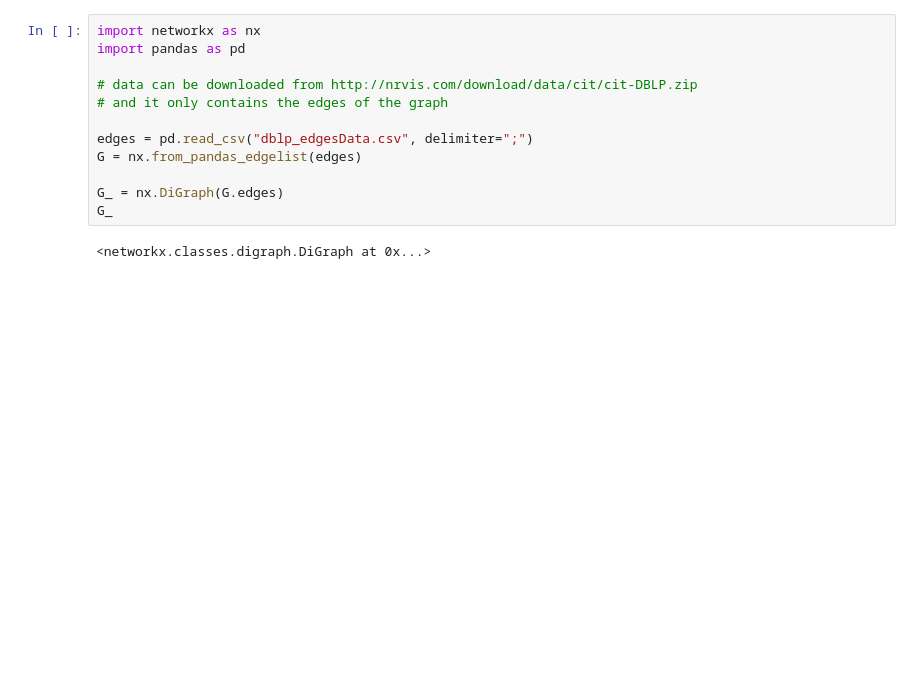
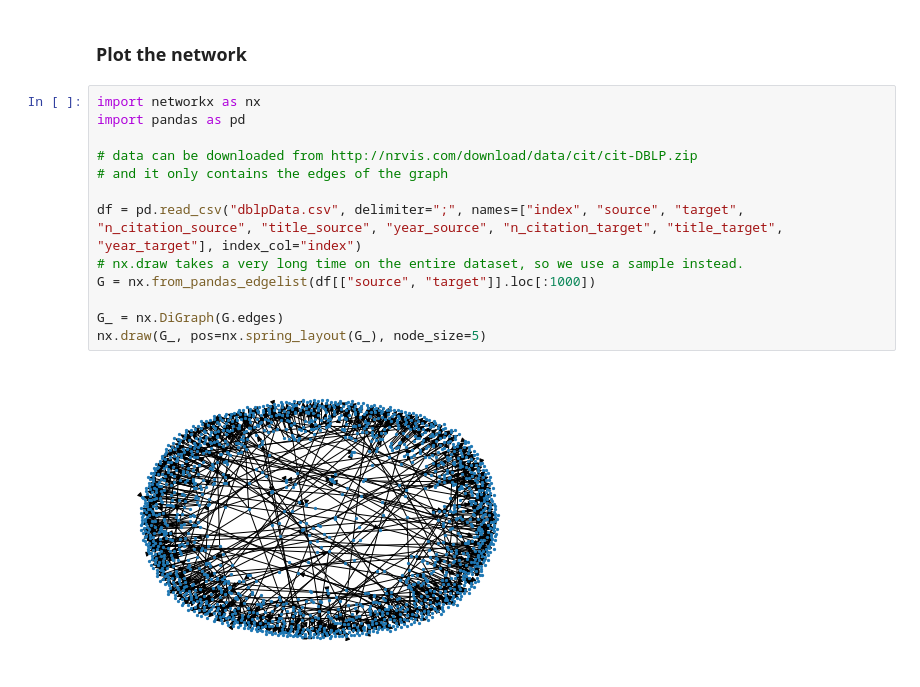
Before and after one commit to vis-au/prosample, a Jupyter notebook: server/pipeline/linearizations/input_files/dblp_tests.ipynb, the cells around one changed output. Drawn from its saved outputs; the diff is of its cells as text; blank space fills up the shorter version.

Commit message:
update dblp notebook for bigger dataset

```diff
--- a/server/pipeline/linearizations/input_files/dblp_tests.ipynb
+++ b/server/pipeline/linearizations/input_files/dblp_tests.ipynb
@@ -1,14 +61,17 @@
+# %% [markdown]
+### Plot the network
 # %%
 import networkx as nx
 import pandas as pd
 
 # data can be downloaded from http://nrvis.com/download/data/cit/cit-DBLP.zip
 # and it only contains the edges of the graph
 
-edges = pd.read_csv("dblp_edgesData.csv", delimiter=";")
-G = nx.from_pandas_edgelist(edges)
+df = pd.read_csv("dblpData.csv", delimiter=";", names=["index", "source", "target", "n_citation_source", "title_source", "year_source", "n_citation_target", "title_target", "year_target"], index_col="index")
+# nx.draw takes a very long time on the entire dataset, so we use a sample instead.
+G = nx.from_pandas_edgelist(df[["source", "target"]].loc[:1000])
 
 G_ = nx.DiGraph(G.edges)
-G_
+nx.draw(G_, pos=nx.spring_layout(G_), node_size=5)
 # %% [output]
-<networkx.classes.digraph.DiGraph at 0x...>
+[figure, added]
```
Also changed, not shown: parts of 12 cells of this notebook.
